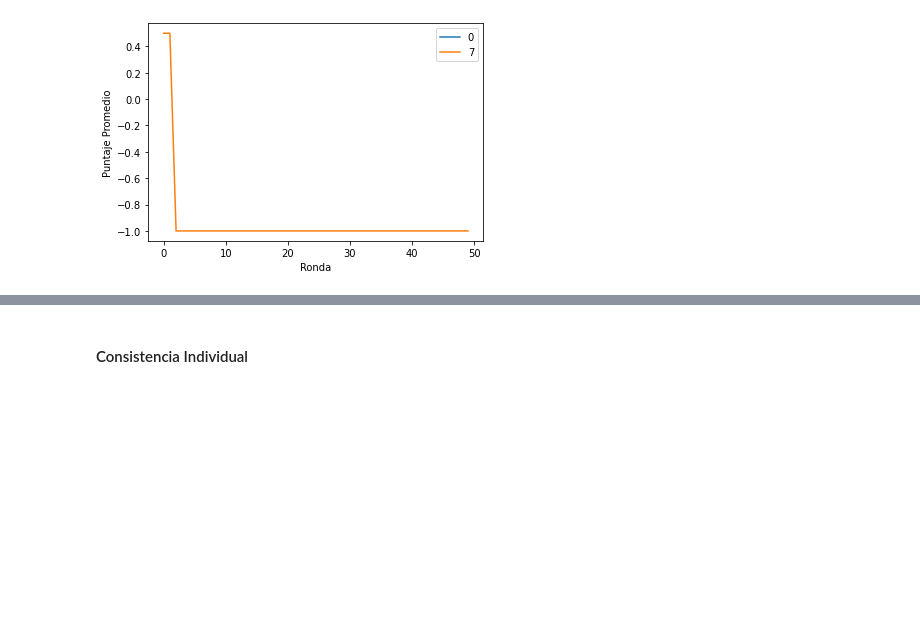
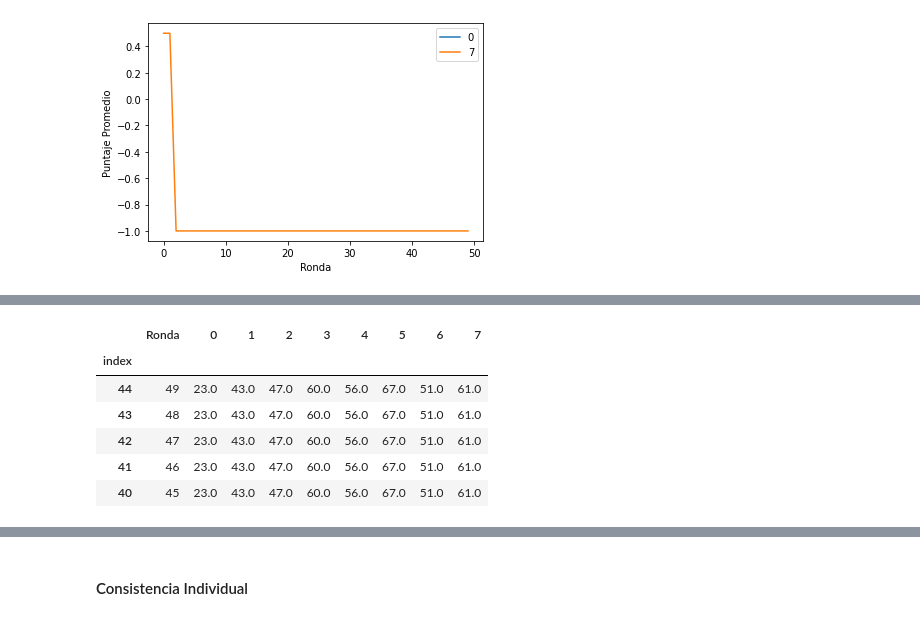
Before and after one commit to Slendercoder/SemilleroMSFS, a Jupyter notebook: Codigos/ElFarol.ipynb, the cells around one changed output, grey strips where cells are left out. Cells and saved outputs as stored; diff of their text form; code cells hidden in the pictures; blank space fills up the shorter version.

```diff
--- a/Codigos/ElFarol.ipynb
+++ b/Codigos/ElFarol.ipynb
@@ -263,0 +278,24 @@ df.head()
+# %%
+uso_politica = pd.pivot_table(
+    data=df,
+    index='Ronda',
+    values='num_agentes',
+    columns='Politica',
+    aggfunc='sum'
+).reset_index()
+
+uso_politica.index.names=['index']
+del uso_politica['Politica']
+uso_politica.columns = ['Ronda', '0', '1', '2', '3', '4', '5', '6', '7']
+uso_politica = uso_politica.iloc[:-1]
+uso_politica['Ronda'] = uso_politica['Ronda'].apply(lambda x: int(x))
+uso_politica = uso_politica.sort_values(by='Ronda',ascending=False)
+uso_politica.head()
+# %% [output]
+|  | Ronda | 0 | 1 | 2 | 3 | 4 | 5 | 6 | 7 |
+| index |  |  |  |  |  |  |  |  |  |
+| 44 | 49 | 23.0 | 43.0 | 47.0 | 60.0 | 56.0 | 67.0 | 51.0 | 61.0 |
+| 43 | 48 | 23.0 | 43.0 | 47.0 | 60.0 | 56.0 | 67.0 | 51.0 | 61.0 |
+| 42 | 47 | 23.0 | 43.0 | 47.0 | 60.0 | 56.0 | 67.0 | 51.0 | 61.0 |
+| 41 | 46 | 23.0 | 43.0 | 47.0 | 60.0 | 56.0 | 67.0 | 51.0 | 61.0 |
+| 40 | 45 | 23.0 | 43.0 | 47.0 | 60.0 | 56.0 | 67.0 | 51.0 | 61.0 |
```
Also changed, not shown: parts of 9 cells of this notebook, 1 other file.
